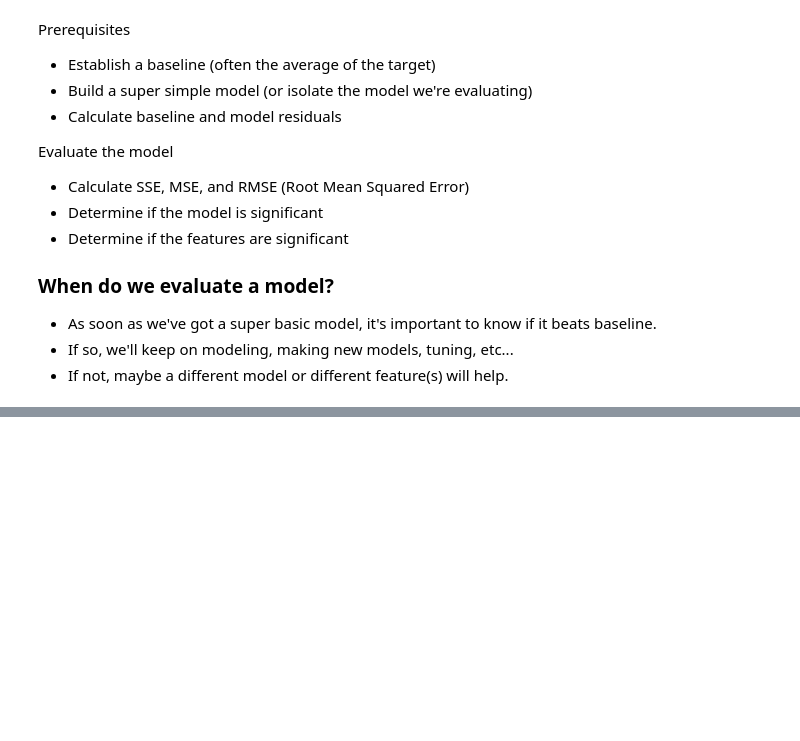
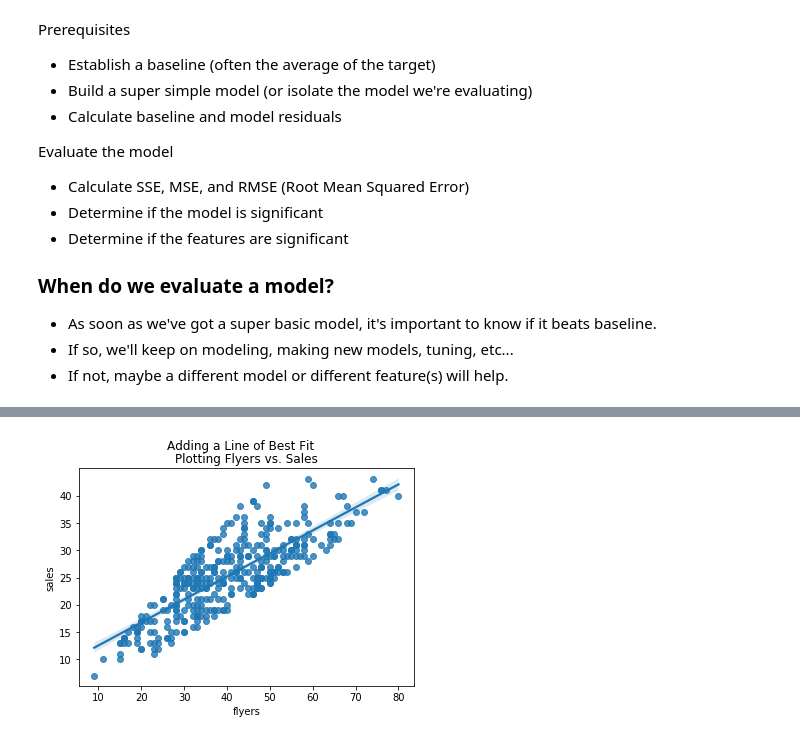
Before and after one commit to SamuelD-Data/regression-exercises, a Jupyter notebook: evaluation_lesson_walkthrough.ipynb, the cells around one changed output, grey strips where cells are left out. Saved outputs shown, nothing was run; the diff lists cells and outputs as text; code cells hidden in the pictures; blank space fills up the shorter version.

```diff
--- a/evaluation_lesson_walkthrough.ipynb
+++ b/evaluation_lesson_walkthrough.ipynb
@@ -30,0 +54,8 @@ Evaluate the model
+# %%
+# acquiring sales data from url
+df = pd.read_csv("https://gist.githubusercontent.com/ryanorsinger/9867c96ddb56626e9aac94d8e92dabdf/raw/45f9a36a8871ac0e24317704ed0072c9dded1327/lemonade_regression.csv")
+
+# creating new column that holds log rainfall value
+df["log_rainfall"] = np.log(df.rainfall)
+
+df.head()
@@ -30,0 +69,9 @@ Evaluate the model
+# %%
+# creating regplot of flyers vs. sales including line of best fit aka regression line
+plt.suptitle("Adding a Line of Best Fit")
+plt.title("Plotting Flyers vs. Sales")
+
+sns.regplot(x="flyers", y="sales", data=df)
+plt.show()
+# %% [output]
+[figure, added]
```
Also changed, not shown: parts of 9 cells of this notebook.
